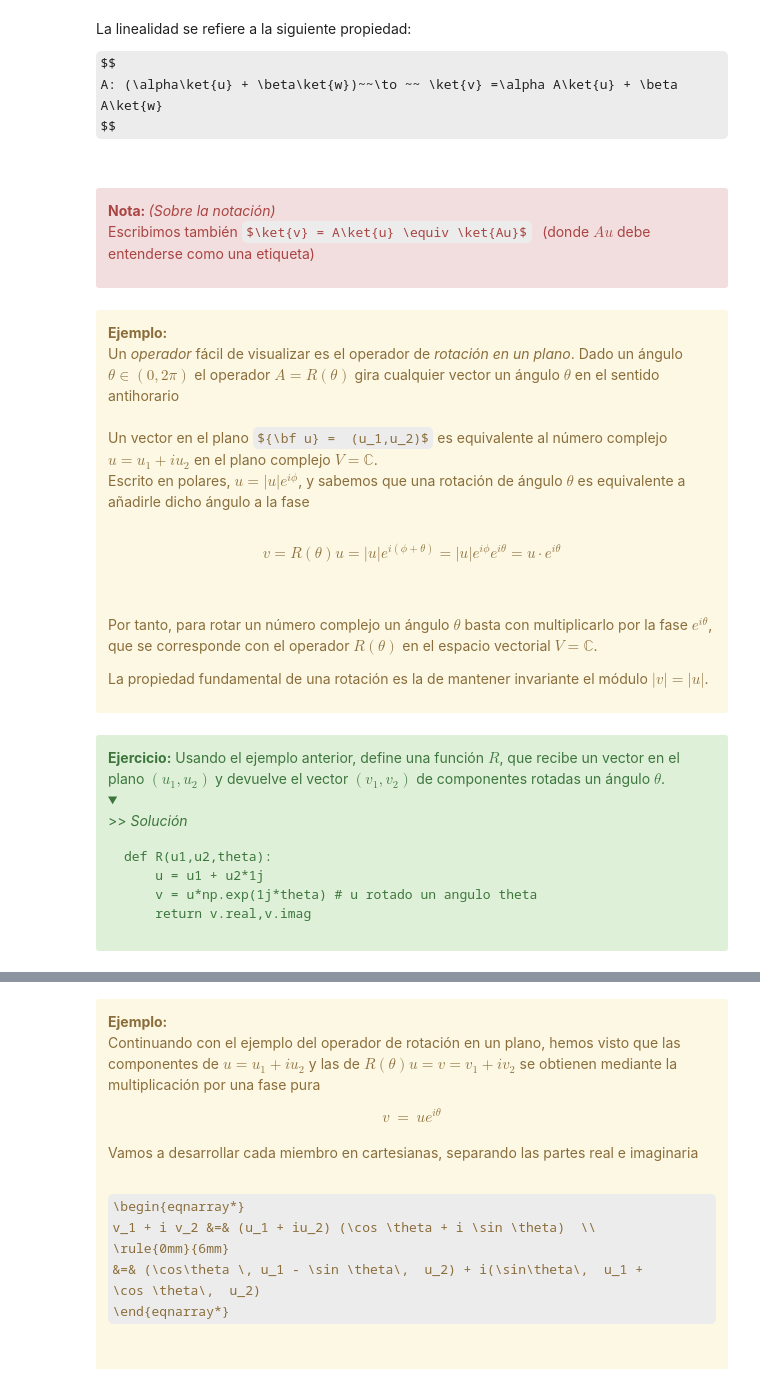
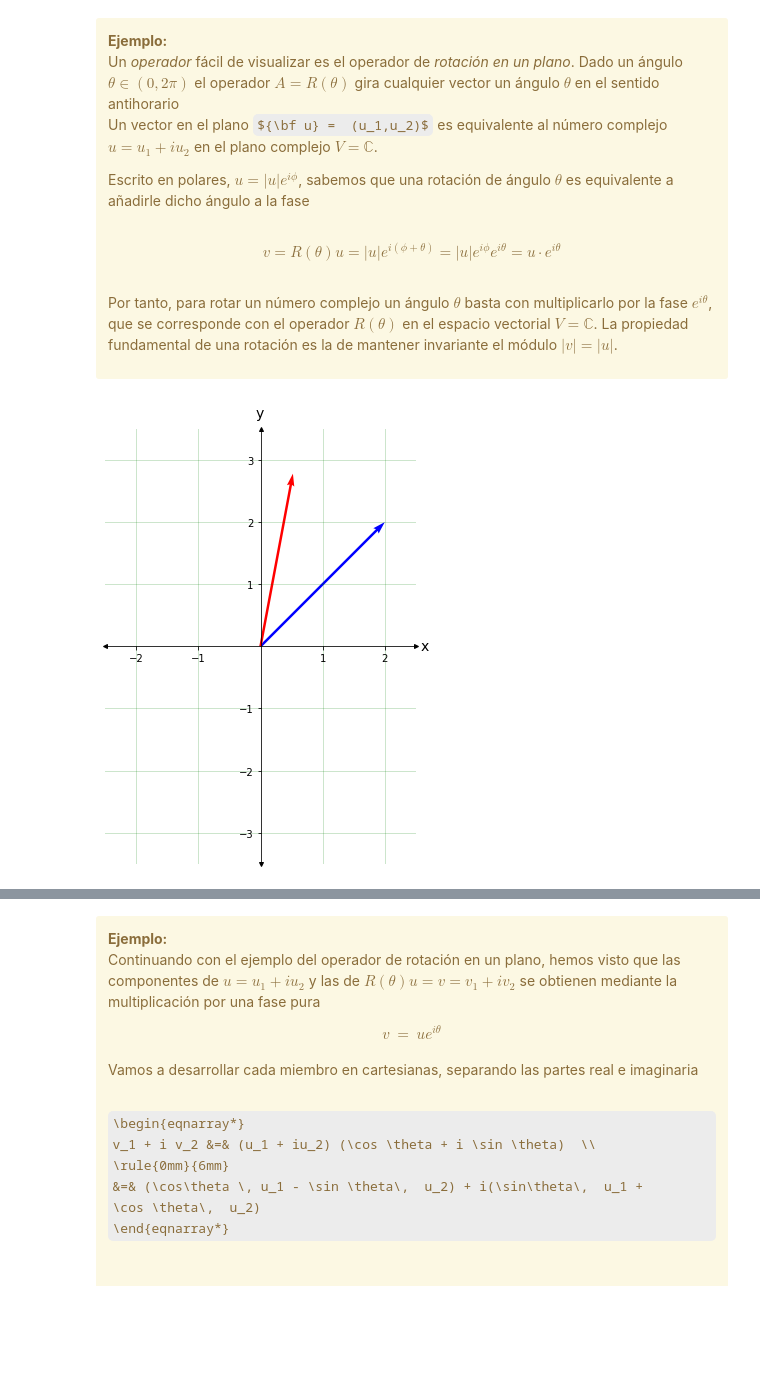
Before and after one commit to jamasole/Curso-TalentQ-Jupyterlab, a Jupyter notebook: Notebooks/Part_01_Formalismo/Chapter_01_02_Formalismo_matemático/01_03_Operadores.ipynb, the cells around one changed output, grey strips where cells are left out. Drawn from its saved outputs; the diff is of its cells as text; code cells hidden in the pictures; folded sections open; some formulas as TeX source; blank space fills up the shorter version.

Commit message:
Operadores a medio revisar

```diff
--- a/Notebooks/Part_01_Formalismo/Chapter_01_02_Formalismo_matemático/01_03_Operadores.ipynb
+++ b/Notebooks/Part_01_Formalismo/Chapter_01_02_Formalismo_matemático/01_03_Operadores.ipynb
@@ -49,77 +54,45 @@ de forma <i>lineal</i>.
-# %% [markdown]
-La linealidad se refiere a la siguiente propiedad:
-
-$$
-A: (\alpha\ket{u} + \beta\ket{w})~~\to ~~ \ket{v} =\alpha A\ket{u} + \beta A\ket{w}
-$$
-# %% [markdown]
-<br>
-<div class="alert alert-block alert-danger",text-align:center>
-<p style="text-align: left ">
-    <b> Nota: </b> <i> (Sobre la notación) </i>
-<br>
-Escribimos también $\ket{v} = A\ket{u} \equiv \ket{Au}$ $~~$(donde $Au$ debe entenderse como una etiqueta)
-<br>
-</div>
 # %% [markdown]
 <div class="alert alert-block alert-warning">
 <b>Ejemplo:</b>
 <br>
 Un <i>operador</i>  fácil de visualizar es el operador de <i>rotación en un plano</i>. Dado un ángulo $\theta \in (0,2\pi)$ el operador $A = R(\theta)$ gira cualquier vector un ángulo $\theta$ en el sentido antihorario
-<br>
-<br>
+
+
 Un vector en el plano ${\bf u} =  (u_1,u_2)$  es equivalente al número complejo $u = u_1 + i u_2$ en el plano complejo $V = {\mathbb C}$.
 
 
-Escrito en polares, $u=|u|e^{i\phi}$, y sabemos que una rotación de ángulo $\theta$ es equivalente a añadirle dicho  ángulo a la fase
+Escrito en polares, $u=|u|e^{i\phi}$,  sabemos que una rotación de ángulo $\theta$ es equivalente a añadirle dicho  ángulo a la fase
 <br>
 <br>
 $$
  v = R(\theta) u = |u| e^{i(\phi + \theta)} =  |u| e^{i\phi } e^{i\theta} = u\cdot e^{i\theta}
 $$
-<br>
-Por tanto, para rotar un número complejo un ángulo $\theta$ basta con multiplicarlo por la fase $e^{i\theta}$, que se corresponde con el operador $R(\theta)$ en el espacio vectorial $V = \mathbb{C}$.
-
-
-
-La propiedad fundamental de una rotación es la de mantener invariante el módulo  $|v| = |u|$.
+Por tanto, para rotar un número complejo un ángulo $\theta$ basta con multiplicarlo por la fase $e^{i\theta}$, que se corresponde con el operador $R(\theta)$ en el espacio vectorial $V = \mathbb{C}$.   La propiedad fundamental de una rotación es la de mantener invariante el módulo  $|v| = |u|$.
 </div>
-# %% [markdown]
-<div class="alert alert-block alert-success">
-    <b>Ejercicio:</b>
-Usando el ejemplo anterior, define una función $R$, que recibe un vector en el plano $(u_1,u_2)$ y devuelve el vector $(v_1,v_2)$ de componentes rotadas un ángulo $\theta$.
-
-<br>
-<details><summary><p style="text-align:left"> >> <i>Solución</i> </p></summary>
-
-    def R(u1,u2,theta):
-        u = u1 + u2*1j
-        v = u*np.exp(1j*theta) # u rotado un angulo theta
-        return v.real,v.imag
-
-</details>
-</div>
 # %%
 '''ángulo que queremos rotar'''
 theta=0.6
 
 '''vector a rotar'''
 u1=2.
 u2=2.
 
-'''v1 y v2 a partir de u1, u2 y theta'''
+'Función que rota un vector tratándolo como un número complejo'
 def R(u1,u2,theta):
         u = u1 + u2*1j
         v = u*np.exp(1j*theta) # u rotado un angulo theta
         return v.real,v.imag
 
+'''v1 y v2 a partir de u1, u2 y theta'''
 v1,v2 =  R(u1,u2,theta)
 
 ''' Representación en el plano complejo '''
 v = v1**2+v2**2
 tQ.plot_2D_plane(left=-int(abs(v1))-2,right=int(abs(v1))+2,up=int(abs(v2))+1,down=-int(abs(v2))-1)
 tQ.draw_vector(u1,u1,vcolor='b')
 tQ.draw_vector(v1,v2,vcolor='r')
+# %% [output]
+[figure, added]
 # %% [markdown]
 ### Matriz de un operador
 <a id='matriz_op'></a>
```
Also changed, not shown: parts of 19 cells of this notebook.
